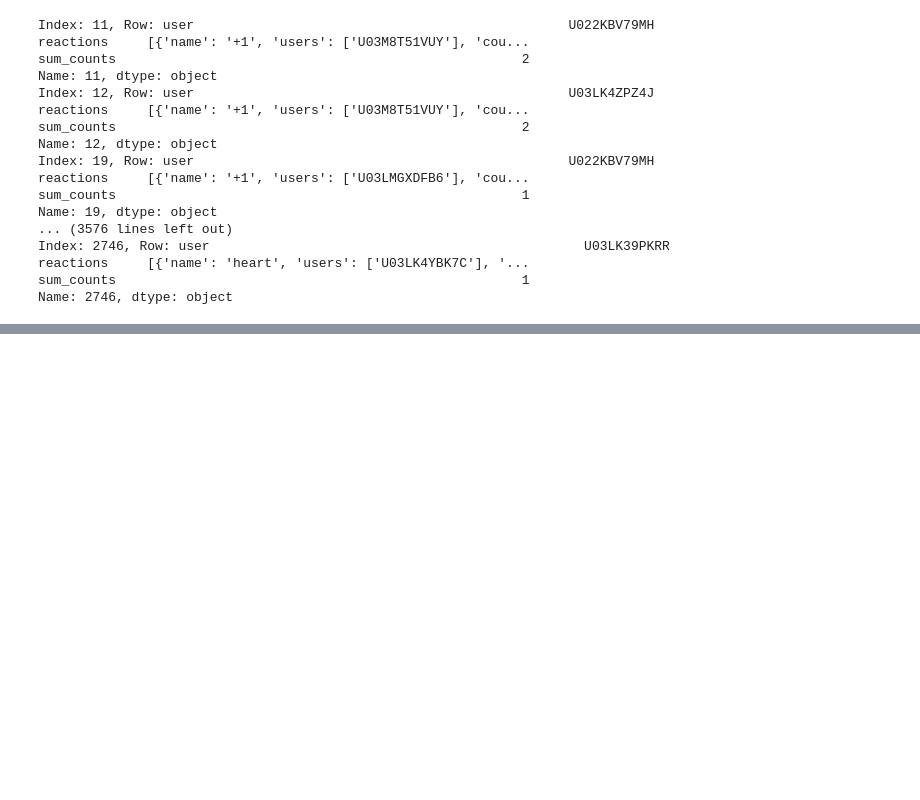
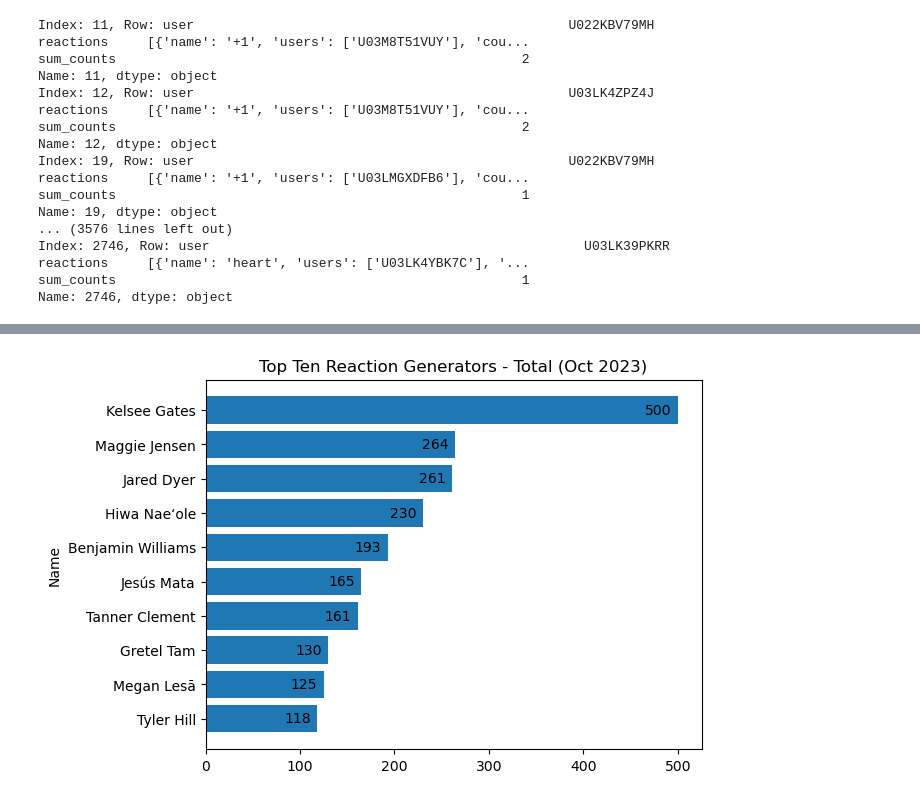
Before and after one commit to bwegr/stat386project, a Jupyter notebook: BlogPosts.ipynb, the cells around one changed output, grey strips where cells are left out. Cells and saved outputs as stored; diff of their text form; code cells hidden in the pictures; blank space fills up the shorter version.

```diff
--- a/BlogPosts.ipynb
+++ b/BlogPosts.ipynb
@@ -429,0 +424,17 @@ Name: 2746, dtype: object
+# %%
+# Who generates the most reactions? (Top Ten Reaction Generators) - % and Total
+react1b = pd.merge(react1a, users[['id', 'real_name']], left_on='user', right_on = 'id', how='left')
+react1b
+
+react1c = react1b.sort_values(by='react_count', ascending=False)
+paired = sorted(zip(react1c['react_count'][0:10], react1c['real_name'][0:10]))
+count_s, user_s = zip(*paired)
+plt.barh(user_s, count_s)
+for index, value in enumerate(count_s):
+    plt.text(value-35, index, str(value), va='center')
+#plt.xlabel('Count')
+plt.ylabel('Name')
+plt.title('Top Ten Reaction Generators - Total (Oct 2023)')
+plt.show()
+# %% [output]
+[figure, added]
```
Also changed, not shown: parts of 42 cells of this notebook, 9 other files.
